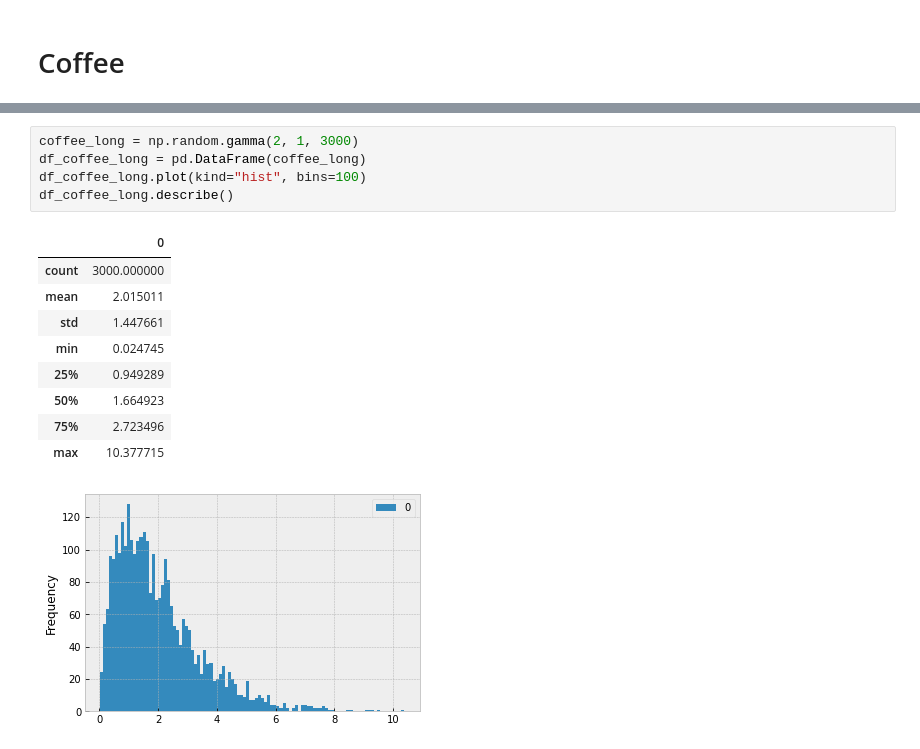
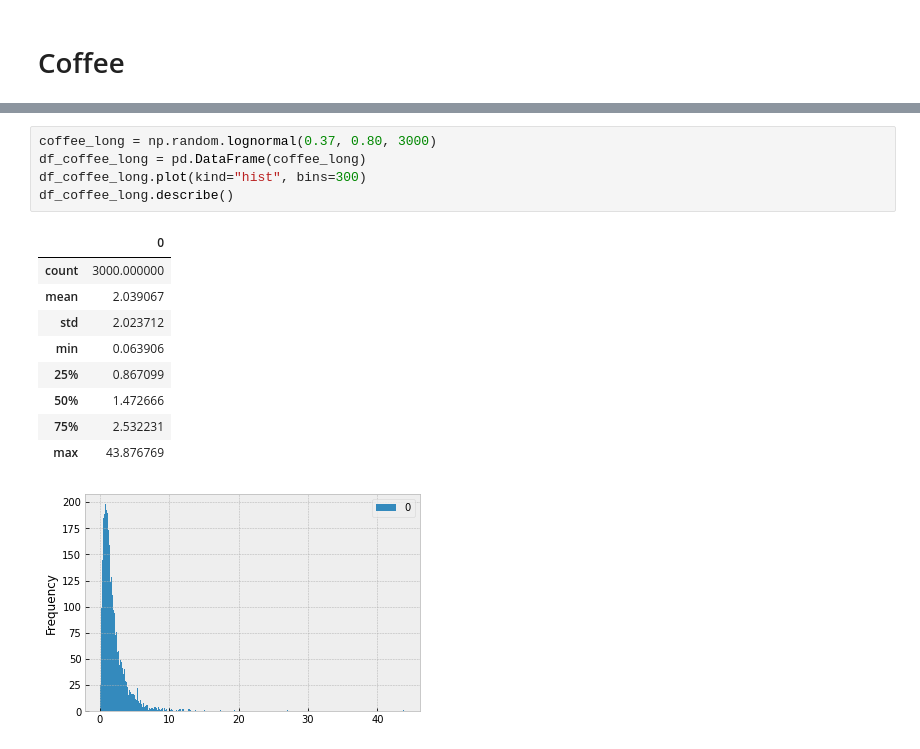
Before and after one commit to zkavtaskin/Lead-Time-Driven-Delivery-Simulation, a Jupyter notebook: Notebook/LittlePower.ipynb, the cells around one changed output, grey strips where cells are left out. Drawn from its saved outputs; the diff is of its cells as text.

```diff
--- a/Notebook/LittlePower.ipynb
+++ b/Notebook/LittlePower.ipynb
@@ -391,19 +391,19 @@ df_coffee_avg.describe()
 # %%
-coffee_long = np.random.gamma(2, 1, 3000)
+coffee_long = np.random.lognormal(0.37, 0.80, 3000)
 df_coffee_long = pd.DataFrame(coffee_long)
-df_coffee_long.plot(kind="hist", bins=100)
+df_coffee_long.plot(kind="hist", bins=300)
 df_coffee_long.describe()
 # %% [output]
 |  | 0 |
 | count | 3000.000000 |
-| mean | 2.015011 |
-| std | 1.447661 |
-| min | 0.024745 |
-| 25% | 0.949289 |
-| 50% | 1.664923 |
-| 75% | 2.723496 |
-| max | 10.377715 |
+| mean | 2.039067 |
+| std | 2.023712 |
+| min | 0.063906 |
+| 25% | 0.867099 |
+| 50% | 1.472666 |
+| 75% | 2.532231 |
+| max | 43.876769 |
-[figure, old version]
+[figure, new version]
 # %%
 coffee_avg_mean = np.mean(coffee_avg)
 coffee_avg_error = []
```
Also changed, not shown: parts of 4 cells of this notebook.
